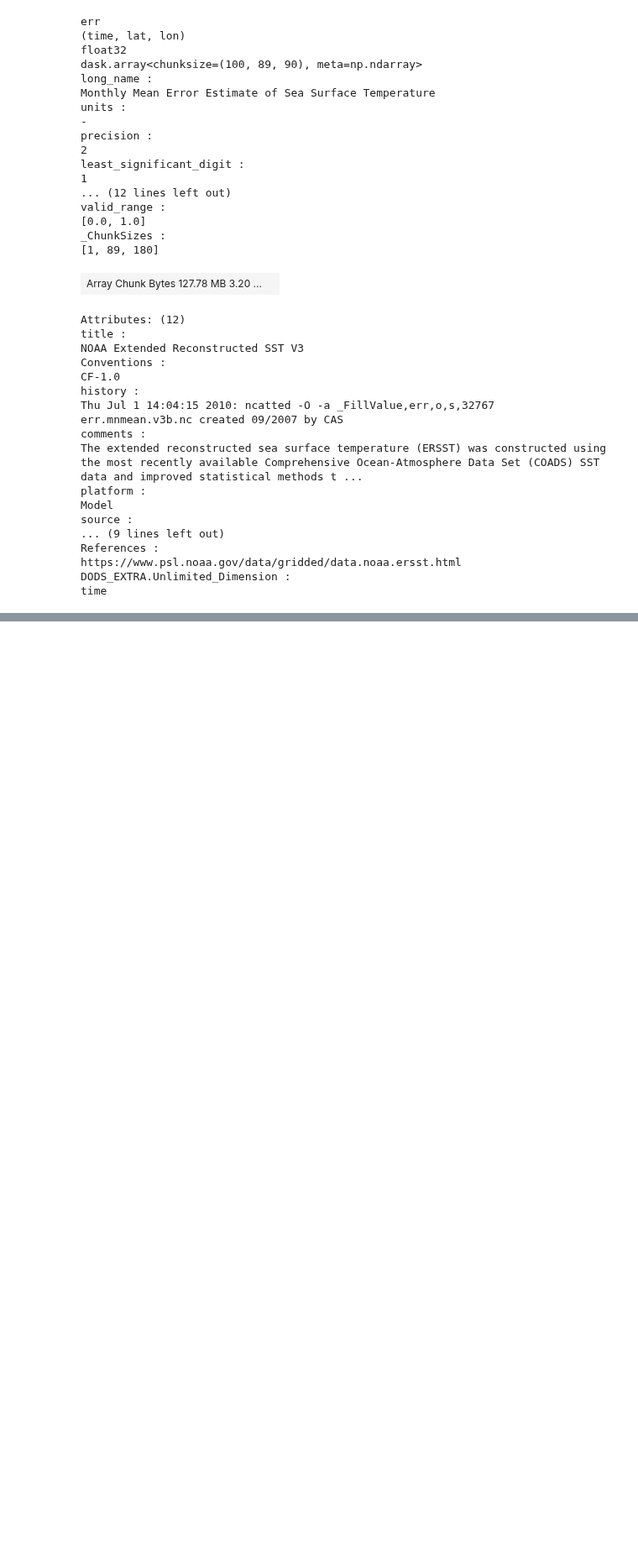
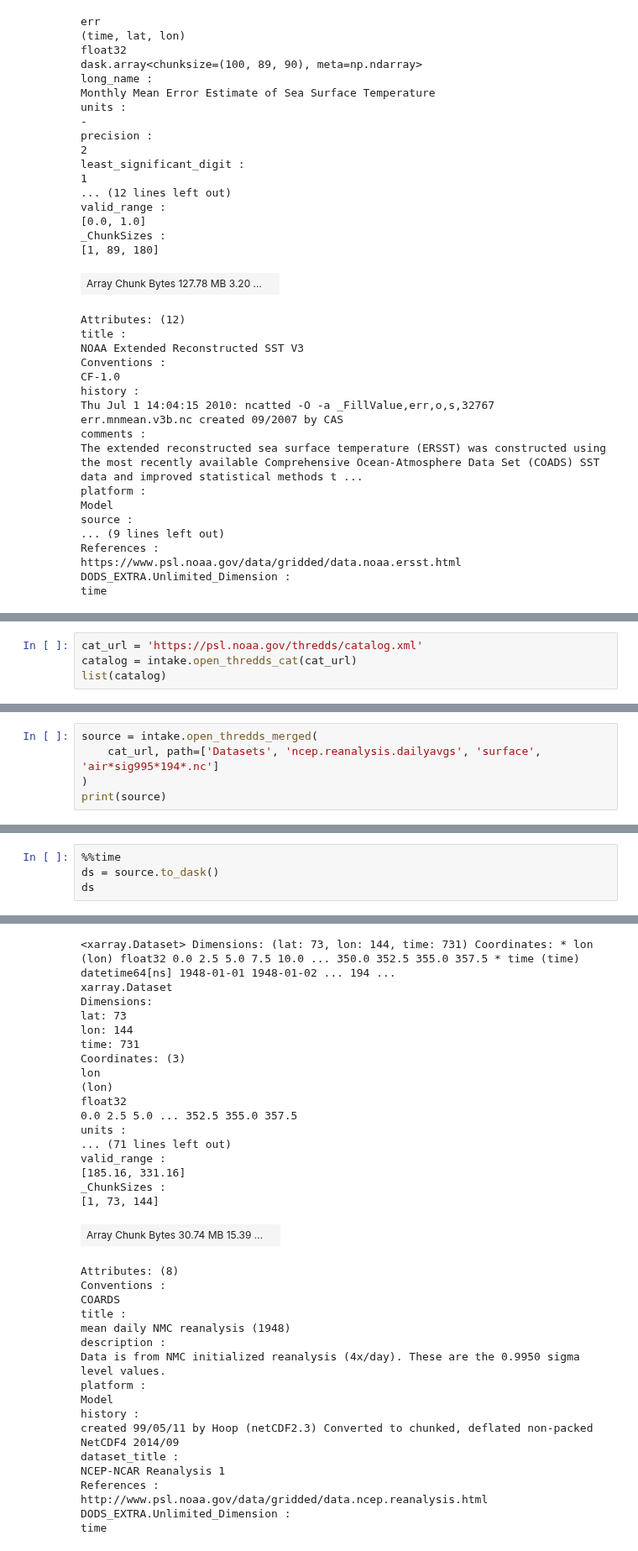
Before and after one commit to intake/intake-thredds, a Jupyter notebook: docs/source/tutorial.ipynb, the cells around one changed output, grey strips where cells are left out. Shown at 84% size. Saved outputs shown, nothing was run; the diff lists cells and outputs as text; blank space fills up the shorter version.

```diff
--- a/docs/source/tutorial.ipynb
+++ b/docs/source/tutorial.ipynb
@@ -180,0 +185,4 @@ time
+# %%
+cat_url = 'https://psl.noaa.gov/thredds/catalog.xml'
+catalog = intake.open_thredds_cat(cat_url)
+list(catalog)
@@ -180,0 +208,5 @@ time
+# %%
+source = intake.open_thredds_merged(
+    cat_url, path=['Datasets', 'ncep.reanalysis.dailyavgs', 'surface', 'air*sig995*194*.nc']
+)
+print(source)
@@ -180,0 +232,5 @@ time
+# %%
+%%time
+ds = source.to_dask()
+ds
+# %% [output]
@@ -180,0 +239,35 @@ time
+<xarray.Dataset> Dimensions: (lat: 73, lon: 144, time: 731) Coordinates: * lon (lon) float32 0.0 2.5 5.0 7.5 10.0 ... 350.0 352.5 355.0 357.5 * time (time) datetime64[ns] 1948-01-01 1948-01-02 ... 194 ...
+xarray.Dataset
+Dimensions:
+lat: 73
+lon: 144
+time: 731
+Coordinates: (3)
+lon
+(lon)
+float32
+0.0 2.5 5.0 ... 352.5 355.0 357.5
+units :
+... (71 lines left out)
+valid_range :
+[185.16, 331.16]
+_ChunkSizes :
+[1, 73, 144]
+| Array Chunk Bytes 30.74 MB 15.39 ... |  |
+Attributes: (8)
+Conventions :
+COARDS
+title :
+mean daily NMC reanalysis (1948)
+description :
+Data is from NMC initialized reanalysis (4x/day). These are the 0.9950 sigma level values.
+platform :
+Model
+history :
+created 99/05/11 by Hoop (netCDF2.3) Converted to chunked, deflated non-packed NetCDF4 2014/09
+dataset_title :
+NCEP-NCAR Reanalysis 1
+References :
+http://www.psl.noaa.gov/data/gridded/data.ncep.reanalysis.html
+DODS_EXTRA.Unlimited_Dimension :
+time
```
Also changed, not shown: parts of 9 cells of this notebook.
